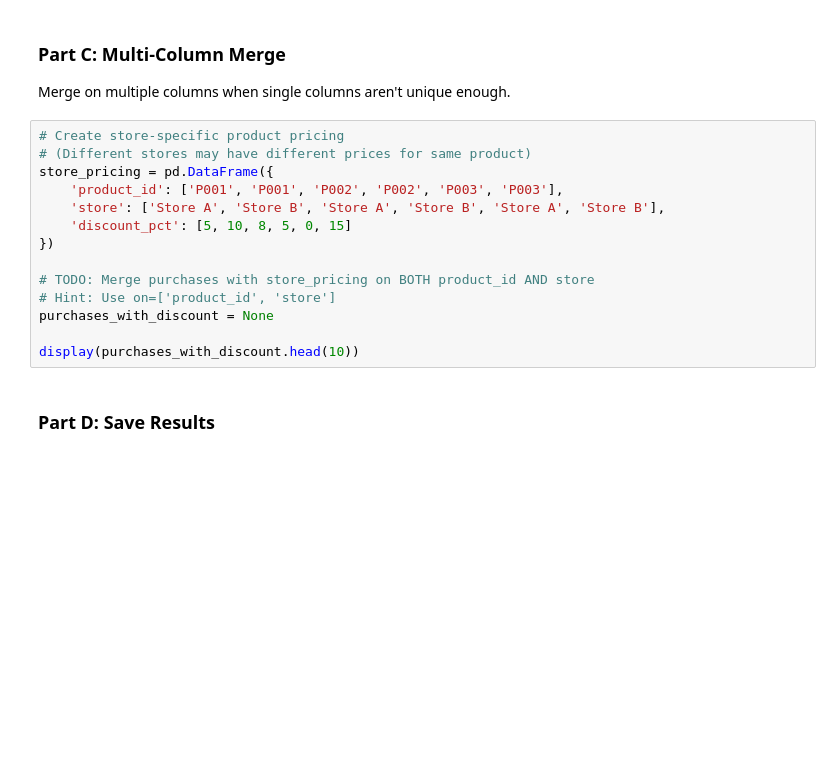
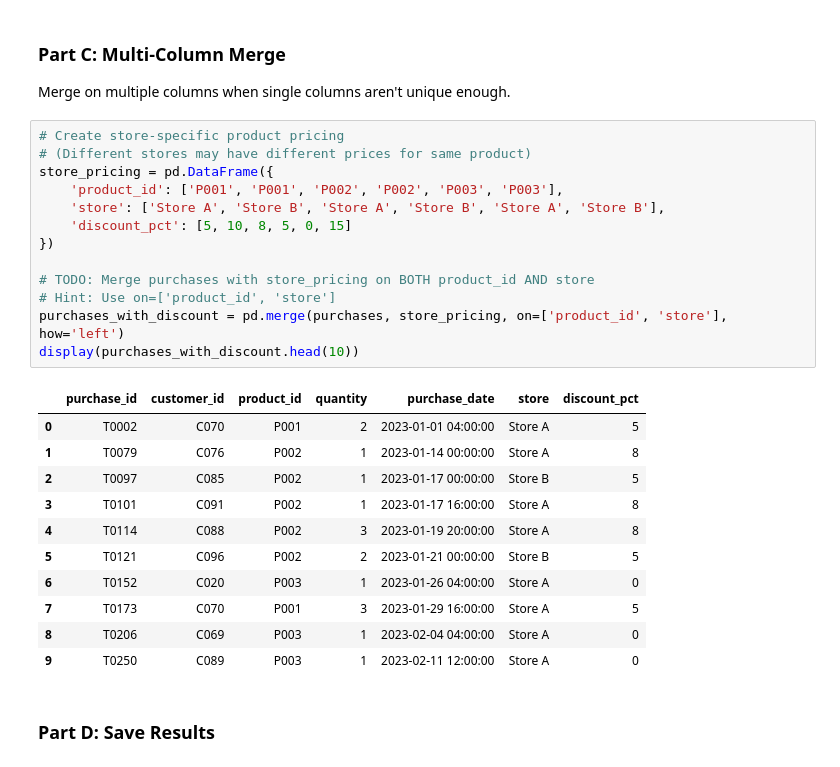
Before and after one commit to UCSF-DataSci/ds217-06-wrangling-jiaxin-su1, a Jupyter notebook: assignment.ipynb, the cells around one changed output. Cells and saved outputs as stored; diff of their text form; blank space fills up the shorter version.

```diff
--- a/assignment.ipynb
+++ b/assignment.ipynb
@@ -206,17 +209,28 @@ Merge on multiple columns when single columns aren't unique enough.
 # %%
 # Create store-specific product pricing
 # (Different stores may have different prices for same product)
 store_pricing = pd.DataFrame({
     'product_id': ['P001', 'P001', 'P002', 'P002', 'P003', 'P003'],
     'store': ['Store A', 'Store B', 'Store A', 'Store B', 'Store A', 'Store B'],
     'discount_pct': [5, 10, 8, 5, 0, 15]
 })
 
 # TODO: Merge purchases with store_pricing on BOTH product_id AND store
 # Hint: Use on=['product_id', 'store']
-purchases_with_discount = None
-
+purchases_with_discount = pd.merge(purchases, store_pricing, on=['product_id', 'store'], how='left')
 display(purchases_with_discount.head(10))
+# %% [output]
+|  | purchase_id | customer_id | product_id | quantity | purchase_date | store | discount_pct |
+| 0 | T0002 | C070 | P001 | 2 | 2023-01-01 04:00:00 | Store A | 5 |
+| 1 | T0079 | C076 | P002 | 1 | 2023-01-14 00:00:00 | Store A | 8 |
+| 2 | T0097 | C085 | P002 | 1 | 2023-01-17 00:00:00 | Store B | 5 |
+| 3 | T0101 | C091 | P002 | 1 | 2023-01-17 16:00:00 | Store A | 8 |
+| 4 | T0114 | C088 | P002 | 3 | 2023-01-19 20:00:00 | Store A | 8 |
+| 5 | T0121 | C096 | P002 | 2 | 2023-01-21 00:00:00 | Store B | 5 |
+| 6 | T0152 | C020 | P003 | 1 | 2023-01-26 04:00:00 | Store A | 0 |
+| 7 | T0173 | C070 | P001 | 3 | 2023-01-29 16:00:00 | Store A | 5 |
+| 8 | T0206 | C069 | P003 | 1 | 2023-02-04 04:00:00 | Store A | 0 |
+| 9 | T0250 | C089 | P003 | 1 | 2023-02-11 12:00:00 | Store A | 0 |
 # %% [markdown]
 ### Part D: Save Results
 # %%
```
Also changed, not shown: parts of 14 cells of this notebook, 3 other files.
